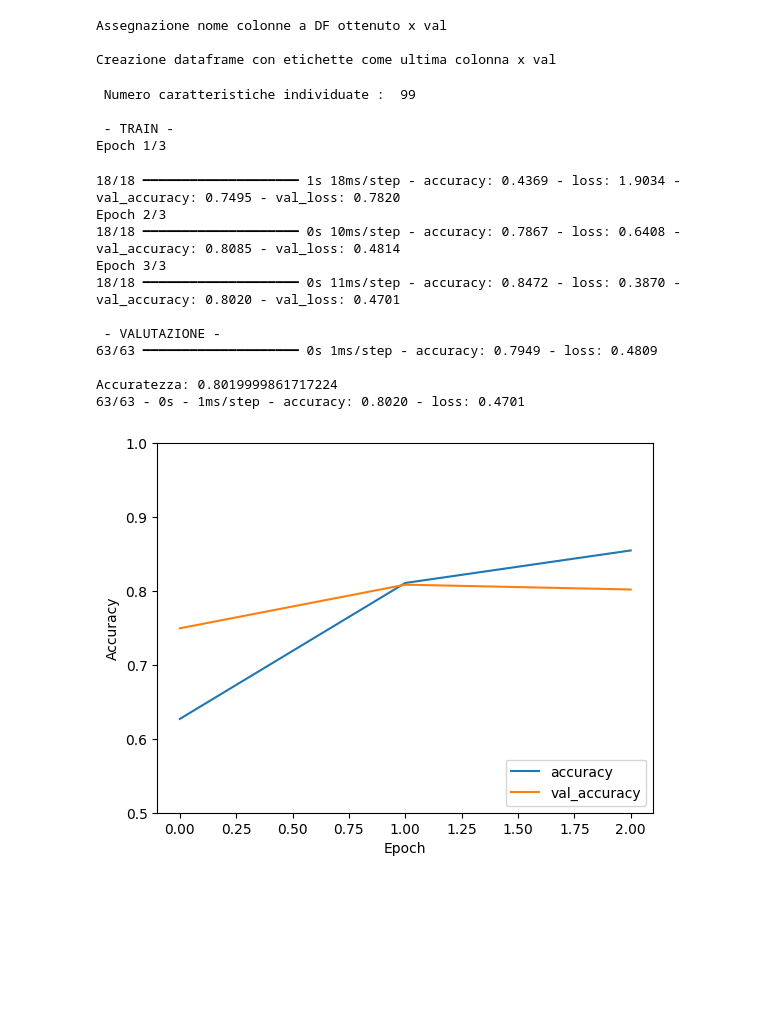
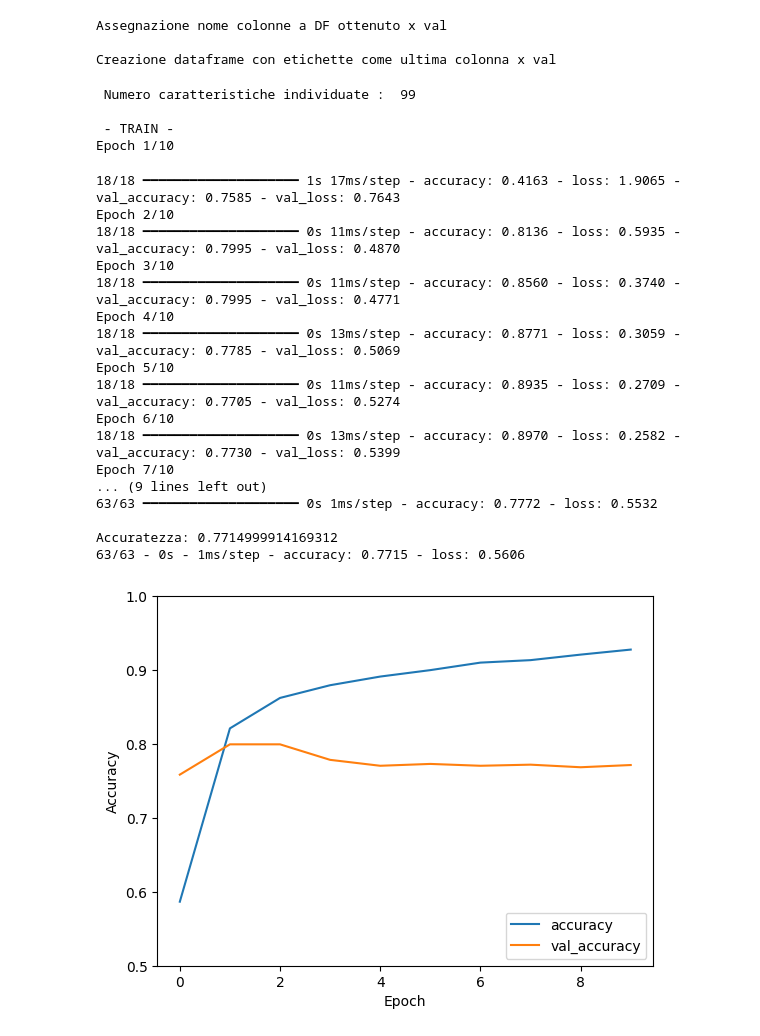
Before and after one commit to Domendomen99/csl_prj, a Jupyter notebook: CNN_PCA+.ipynb, the cells around one changed output. Drawn from its saved outputs; the diff is of its cells as text; code cells hidden in the pictures; blank space fills up the shorter version.

```diff
--- a/CNN_PCA+.ipynb
+++ b/CNN_PCA+.ipynb
@@ -340,7 +340,7 @@ y_test = to_categorical(y_test_filtrato,num_classes)
 batch_size = 512 #512 #128
 
 # Epoche su cui basare l'apprendimento
-epochs = 3 #20 #100
+epochs = 10 #20 #100
 
 # Definizione degli strati della rete
 model = Sequential()
@@ -380,42 +380,48 @@ model.compile(loss='categorical_crossentropy', optimizer=Adam(learning_rate=0.00
 # Esecuzione allenamento e calcolo affidabilità
 print("\n - TRAIN - ")
 history = model.fit(train_img_pca, y_train,batch_size=batch_size,epochs=epochs,verbose=1, validation_data=(test_img_pca, y_test))
 
 print("\n - VALUTAZIONE - ")
 score = model.evaluate(test_img_pca, y_test)
 print("\nAccuratezza:", score[1])
 
 '''
 print("\n - TEST - ")
 predizione = model.predict(test_img_pca)
 for i in range(len(predizione[:,])):
     print("Predizione ", i , " : " , np.argmax(predizione[i]))
     print("Etichetta reale : " , y_test_filtrato[i])
     print(" -- ")
 '''
 
 plt.plot(history.history['accuracy'], label='accuracy')
 plt.plot(history.history['val_accuracy'], label = 'val_accuracy')
 plt.xlabel('Epoch')
 plt.ylabel('Accuracy')
 plt.ylim([0.5, 1])
 plt.legend(loc='lower right')
 
 test_loss, test_acc = model.evaluate(test_img_pca,  y_test, verbose=2)
 # %% [output]
  Numero caratteristiche individuate :  99
 
  - TRAIN -
-Epoch 1/3
+Epoch 1/10
-18/18 ━━━━━━━━━━━━━━━━━━━━ 1s 18ms/step - accuracy: 0.4369 - loss: 1.9034 - val_accuracy: 0.7495 - val_loss: 0.7820
-Epoch 2/3
-18/18 ━━━━━━━━━━━━━━━━━━━━ 0s 10ms/step - accuracy: 0.7867 - loss: 0.6408 - val_accuracy: 0.8085 - val_loss: 0.4814
-Epoch 3/3
-18/18 ━━━━━━━━━━━━━━━━━━━━ 0s 11ms/step - accuracy: 0.8472 - loss: 0.3870 - val_accuracy: 0.8020 - val_loss: 0.4701
+18/18 ━━━━━━━━━━━━━━━━━━━━ 1s 17ms/step - accuracy: 0.4163 - loss: 1.9065 - val_accuracy: 0.7585 - val_loss: 0.7643
+Epoch 2/10
+18/18 ━━━━━━━━━━━━━━━━━━━━ 0s 11ms/step - accuracy: 0.8136 - loss: 0.5935 - val_accuracy: 0.7995 - val_loss: 0.4870
+Epoch 3/10
+18/18 ━━━━━━━━━━━━━━━━━━━━ 0s 11ms/step - accuracy: 0.8560 - loss: 0.3740 - val_accuracy: 0.7995 - val_loss: 0.4771
+Epoch 4/10
+18/18 ━━━━━━━━━━━━━━━━━━━━ 0s 13ms/step - accuracy: 0.8771 - loss: 0.3059 - val_accuracy: 0.7785 - val_loss: 0.5069
+Epoch 5/10
+18/18 ━━━━━━━━━━━━━━━━━━━━ 0s 11ms/step - accuracy: 0.8935 - loss: 0.2709 - val_accuracy: 0.7705 - val_loss: 0.5274
+Epoch 6/10
+18/18 ━━━━━━━━━━━━━━━━━━━━ 0s 13ms/step - accuracy: 0.8970 - loss: 0.2582 - val_accuracy: 0.7730 - val_loss: 0.5399
+Epoch 7/10
+... (9 lines left out)
+63/63 ━━━━━━━━━━━━━━━━━━━━ 0s 1ms/step - accuracy: 0.7772 - loss: 0.5532
 
- - VALUTAZIONE -
-63/63 ━━━━━━━━━━━━━━━━━━━━ 0s 1ms/step - accuracy: 0.7949 - loss: 0.4809
-
-Accuratezza: 0.8019999861717224
-63/63 - 0s - 1ms/step - accuracy: 0.8020 - loss: 0.4701
+Accuratezza: 0.7714999914169312
+63/63 - 0s - 1ms/step - accuracy: 0.7715 - loss: 0.5606
-[figure, old version]
+[figure, new version]
```
